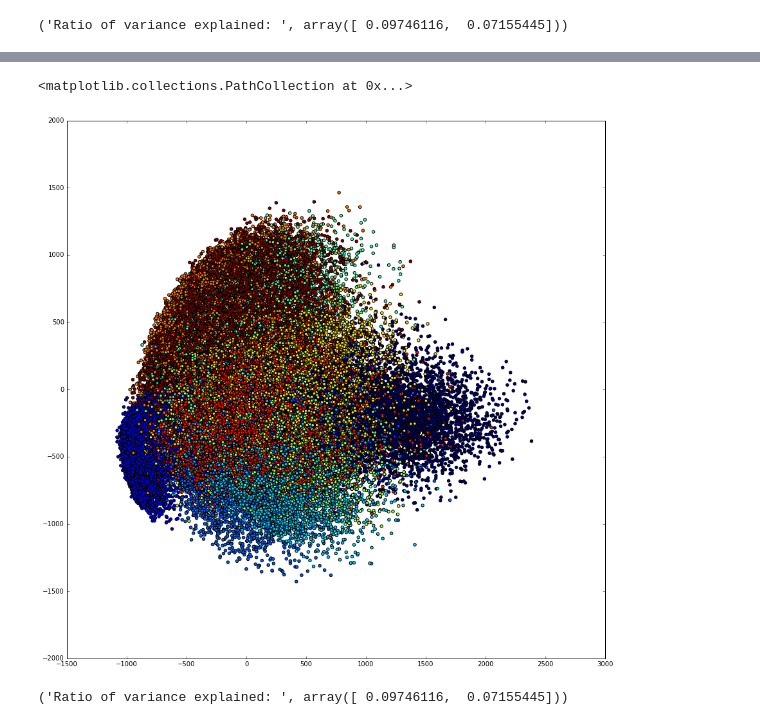
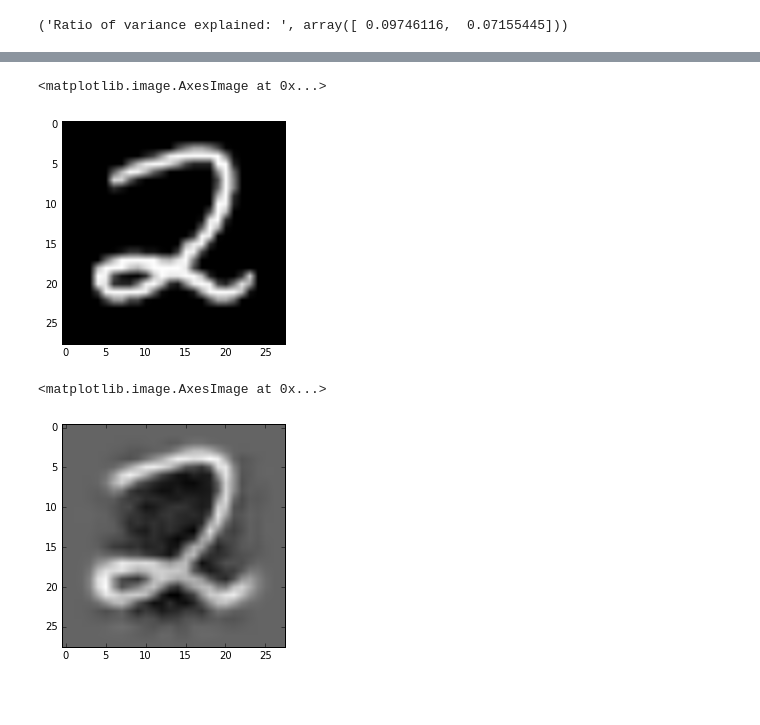
Before and after one commit to nyu-dl/Intro_to_ML_Lecture_Note, a Jupyter notebook: notebook/PCA_MNIST.ipynb, the cells around one changed output, grey strips where cells are left out. Cells and saved outputs as stored; diff of their text form; code cells hidden in the pictures; blank space fills up the shorter version.

```diff
--- a/notebook/PCA_MNIST.ipynb
+++ b/notebook/PCA_MNIST.ipynb
@@ -55,10 +60,0 @@ X_centered_reduced = pca.fit_transform(X_centered)
-# %%
-plt.figure(figsize=(15, 15))
-plt.scatter(X_centered_reduced[:, 0], X_centered_reduced[:, 1], c = y)
-# %% [output]
-<matplotlib.collections.PathCollection at 0x...>
-[figure, removed]
-# %%
-print ('Ratio of variance explained: ', pca.explained_variance_ratio_)
-# %% [output]
-('Ratio of variance explained: ', array([ 0.09746116,  0.07155445]))
@@ -64,0 +67,5 @@ print ('Ratio of variance explained: ', pca.explained_variance_ratio_)
+# %%
+plt.imshow(X[18000].reshape((28, 28)), cmap=cm.gray)
+# %% [output]
+<matplotlib.image.AxesImage at 0x...>
+[figure, added]
@@ -64,0 +74,5 @@ print ('Ratio of variance explained: ', pca.explained_variance_ratio_)
+# %%
+plt.imshow(rec.reshape((28, 28)), cmap=cm.gray)
+# %% [output]
+<matplotlib.image.AxesImage at 0x...>
+[figure, added]
```
Also changed, not shown: parts of 12 cells of this notebook, 1 other file.
